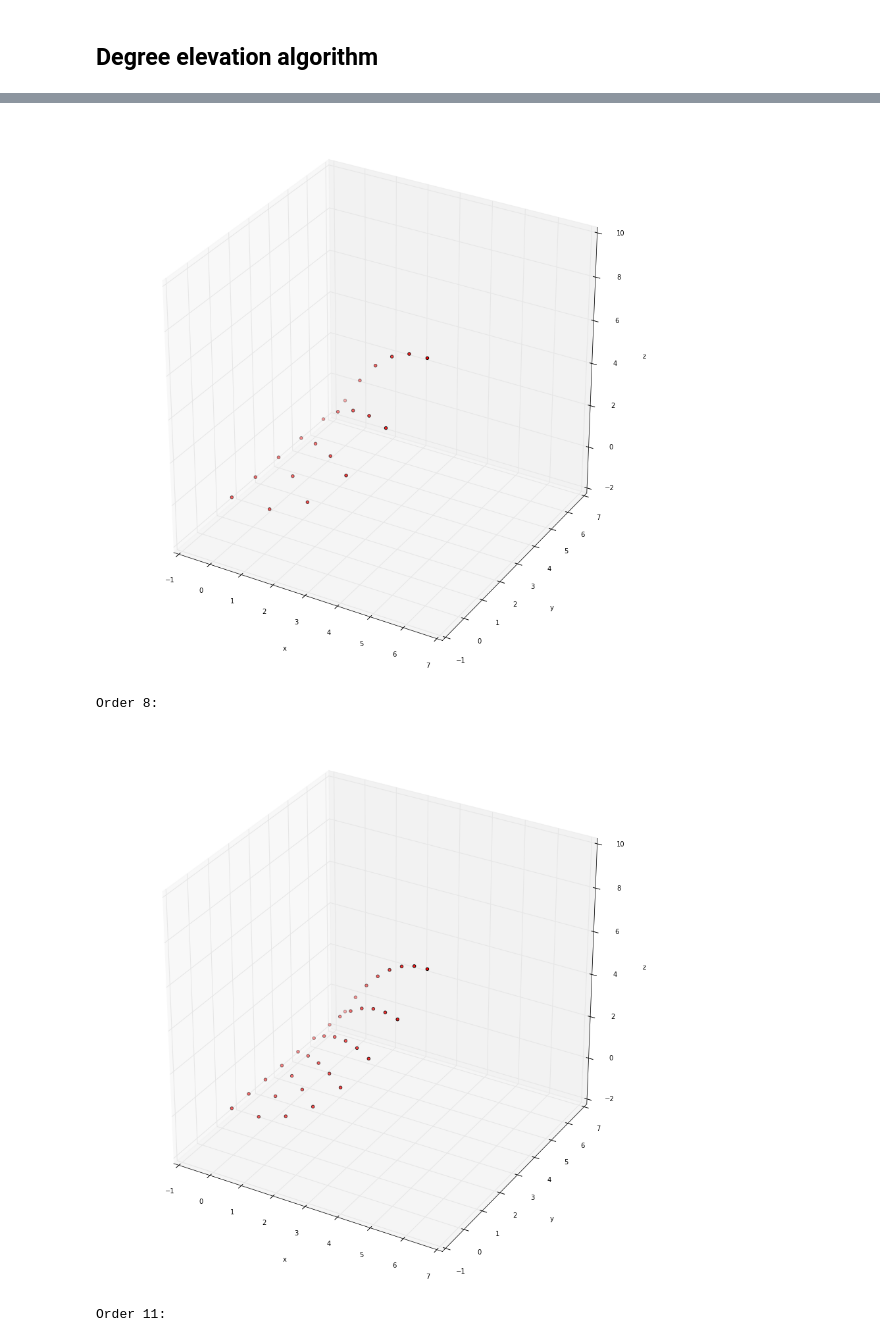
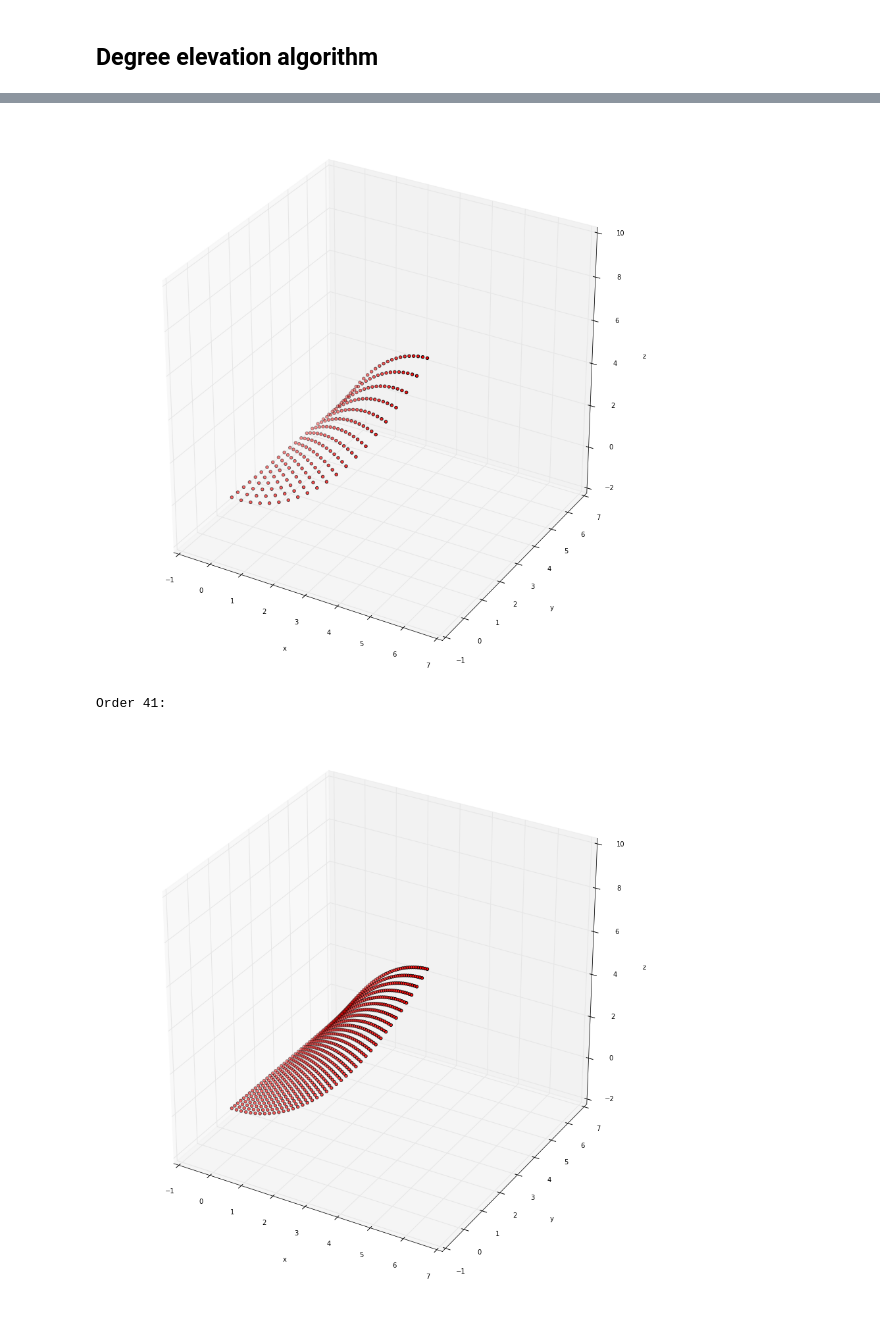
Before and after one commit to massimo-nocentini/cagd, a Jupyter notebook: surfaces/Triangular Bezier Patches.ipynb, the cells around one changed output, grey strips where cells are left out. Drawn from its saved outputs; the diff is of its cells as text; code cells hidden in the pictures.

Commit message:
Finish a presentable version of *degree elevation* algorithm.

```diff
--- a/surfaces/Triangular Bezier Patches.ipynb
+++ b/surfaces/Triangular Bezier Patches.ipynb
@@ -561,7 +700,8 @@ control_net = [  [6,3,0,3,0,0],
 
 order, control_net = 3, np.array(control_net)
 
-td.draw_repeated_degree_elevation((order, control_net), snapshots=10)
+#td.draw_repeated_degree_elevation((order, control_net), snapshots=10)
+td.draw_repeated_degree_elevation((order, control_net), degrees=[5,10, 20, 40])
 
 None
 # %% [output]
@@ -573,4 +713,3 @@ Order 6:
-[figure, old version]
+[figure, new version]
-Order 8:
+Order 41:
-[figure, old version]
+[figure, new version]
-Order 11:
```
Also changed, not shown: parts of 2 cells of this notebook, 1 other file.
